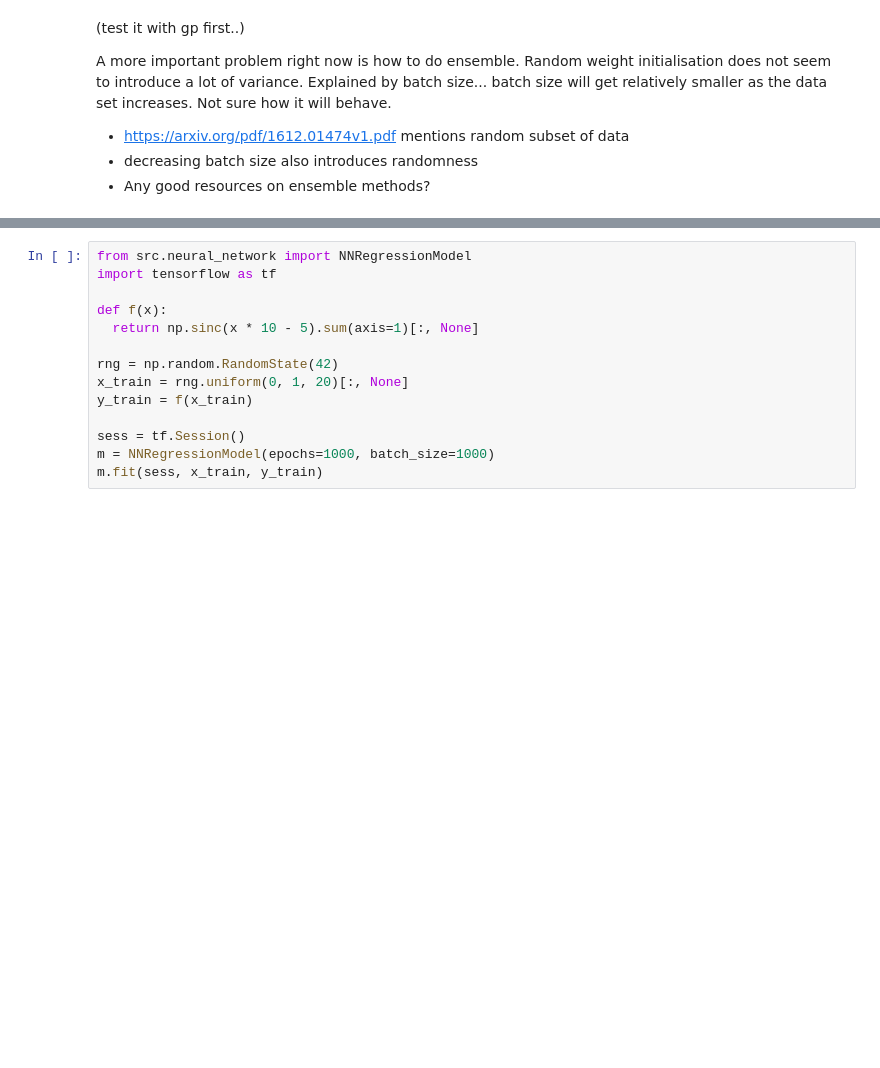
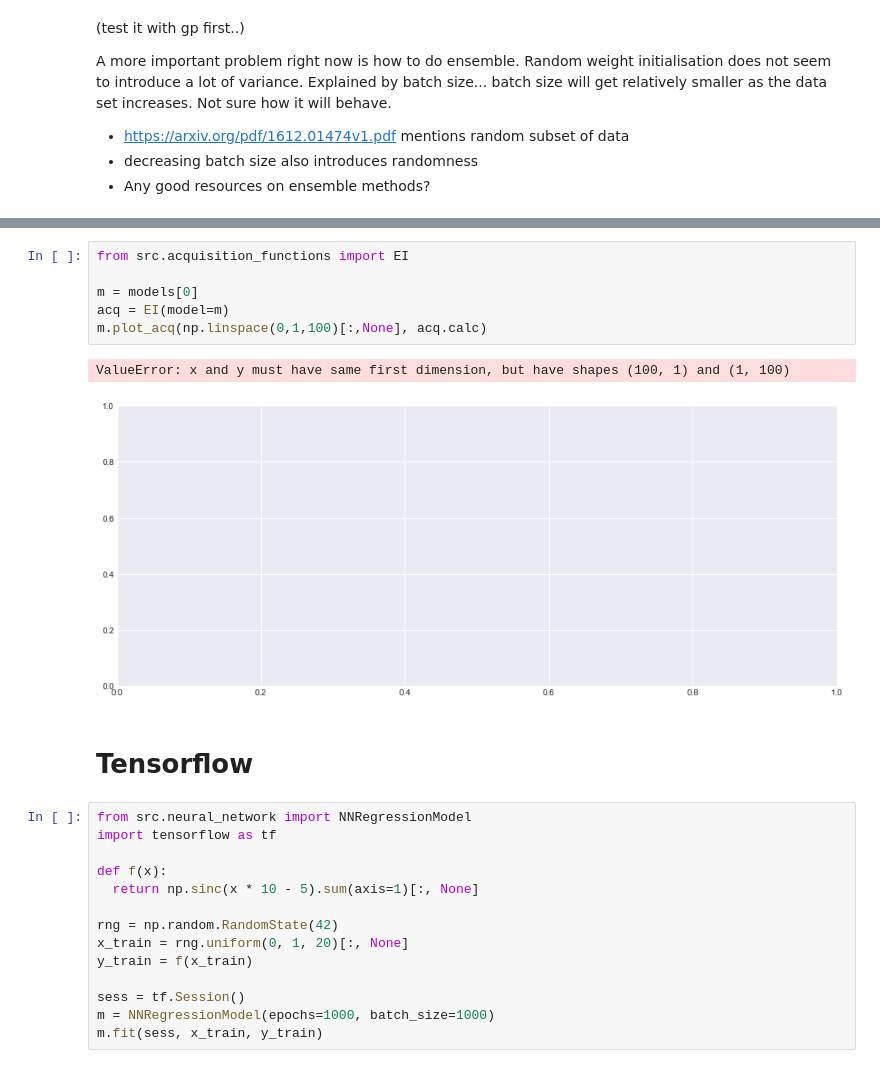
Before and after one commit to tmpethick/ensembled-dngo, a Jupyter notebook: Untitled.ipynb, the cells around one changed output, grey strips where cells are left out. Drawn from its saved outputs; the diff is of its cells as text; blank space fills up the shorter version.

```diff
--- a/Untitled.ipynb
+++ b/Untitled.ipynb
@@ -134,3 +160,14 @@ plt.scatter(x_train, y_train)
+# %%
+from src.acquisition_functions import EI
+
+m = models[0]
+acq = EI(model=m)
+m.plot_acq(np.linspace(0,1,100)[:,None], acq.calc)
+# %% [output]
+ValueError: x and y must have same first dimension, but have shapes (100, 1) and (1, 100)
+[figure, added]
+# %% [markdown]
+# Tensorflow
 # %%
 from src.neural_network import NNRegressionModel
 import tensorflow as tf
```
Also changed, not shown: parts of 9 cells of this notebook, 12 other files.
